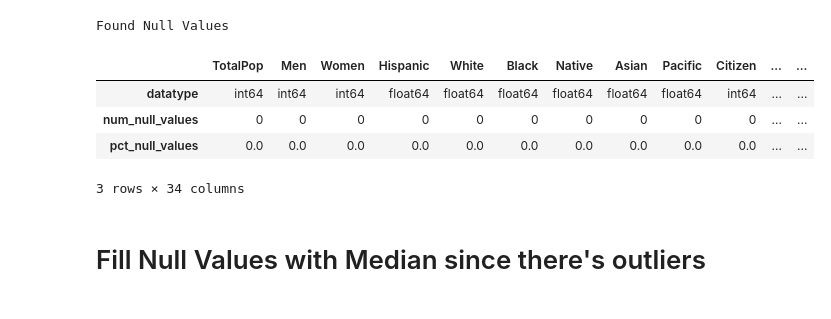
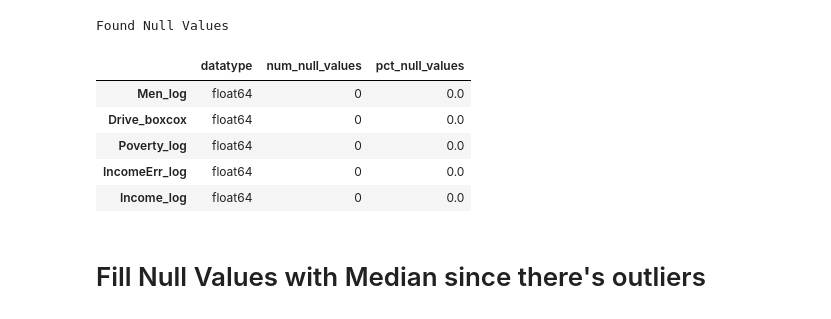
Before and after one commit to jf20541/EDA-FeatureEngineering-FeatureSelection, a Jupyter notebook: notebooks/population_segmentation.ipynb, the cells around one changed output. Drawn from its saved outputs; the diff is of its cells as text; code cells hidden in the pictures.

```diff
--- a/notebooks/population_segmentation.ipynb
+++ b/notebooks/population_segmentation.ipynb
@@ -129,15 +129,16 @@ Found Null Values
 # %%
 # create a pandas dataframe with data_type, num_null_values, and percentage of null_values for each feature
 df_details = pd.DataFrame(df.dtypes).T.rename(index={0:'datatype'})
 df_details = df_details.append(pd.DataFrame(df.isnull().sum()).T.rename(index={0:'num_null_values'}))
-df_details = df_details.append(pd.DataFrame(df.isnull().sum()/len(df)*100).T.rename(index={0:'pct_null_values'}))
-df_details
+df_details = df_details.append(pd.DataFrame(df.isnull().sum()/len(df)*100).T.rename(index={0:'pct_null_values'})).T
+df_details.sort_values(by='pct_null_values', ascending=False).head()
 # %% [output]
-|  | TotalPop | Men | Women | Hispanic | White | Black | Native | Asian | Pacific | Citizen | ... | ... |
-| datatype | int64 | int64 | int64 | float64 | float64 | float64 | float64 | float64 | float64 | int64 | ... | ... |
-| num_null_values | 0 | 0 | 0 | 0 | 0 | 0 | 0 | 0 | 0 | 0 | ... | ... |
-| pct_null_values | 0.0 | 0.0 | 0.0 | 0.0 | 0.0 | 0.0 | 0.0 | 0.0 | 0.0 | 0.0 | ... | ... |
+|  | datatype | num_null_values | pct_null_values |
+| Men_log | float64 | 0 | 0.0 |
+| Drive_boxcox | float64 | 0 | 0.0 |
+| Poverty_log | float64 | 0 | 0.0 |
+| IncomeErr_log | float64 | 0 | 0.0 |
+| Income_log | float64 | 0 | 0.0 |
-3 rows × 34 columns
 # %% [markdown]
 # Fill Null Values with Median since there's outliers
 # %%
```
Also changed, not shown: parts of 17 cells of this notebook, 1 other file.
